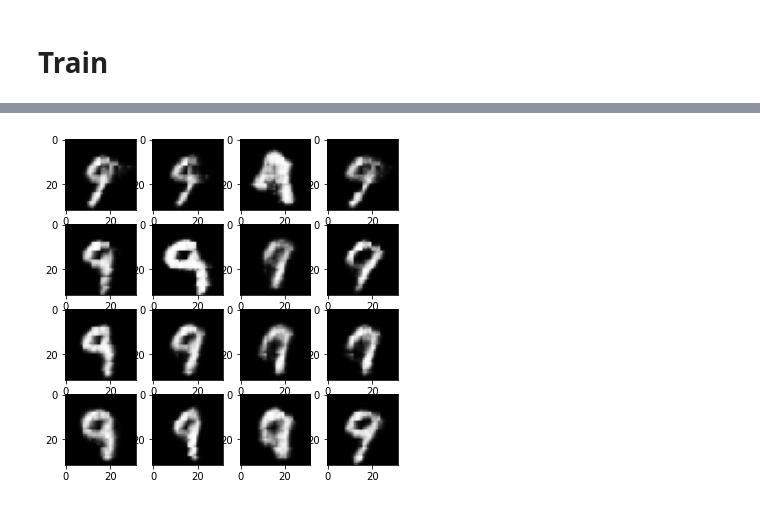
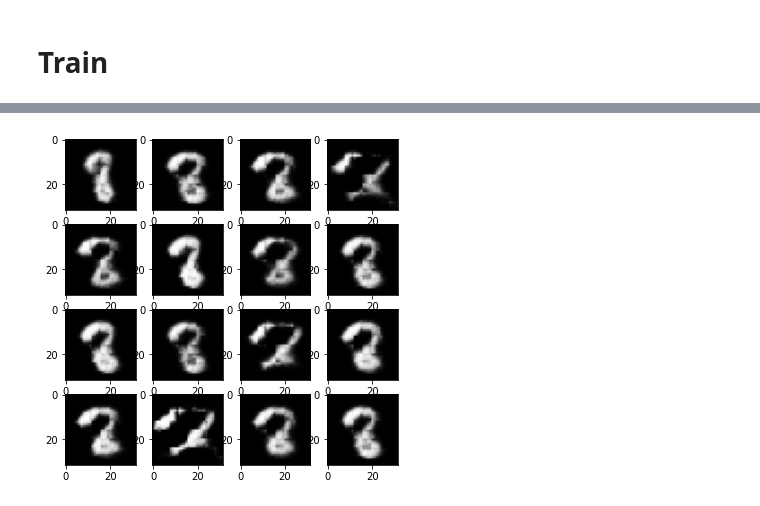
Before and after one commit to yoavdana/DL_ex3, a Jupyter notebook: main3.ipynb, the cells around one changed output, grey strips where cells are left out. Drawn from its saved outputs; the diff is of its cells as text; code cells hidden in the pictures.

```diff
--- a/main3.ipynb
+++ b/main3.ipynb
@@ -26,7 +26,7 @@ device = torch.device("cuda:0" if torch.cuda.is_available() else "cpu")
 # Creating data sets
 # %%
 batch_size = 128
-latent_dim = 14
+latent_dim = 214
 train_size_for_mlp = 0.0033
 
 root = './data'
@@ -535,8 +535,12 @@ class ConditionalGenerator(nn.Module):
     def __init__(self, input_dim=latent_dim):
         super(ConditionalGenerator, self).__init__()
         self.linear1 = nn.Linear(input_dim+10, input_dim * 2)
-        self.linear2 = nn.Linear(input_dim * 2, input_dim * 2)
+        self.linear2 = nn.Linear(input_dim * 2, 2*input_dim )
+        self.linear3 = nn.Linear(2*input_dim , input_dim * 2)
+        #self.linear4 = nn.Linear(2*input_dim , input_dim * 2)
+        self.linear5 = nn.Linear(2*input_dim , input_dim * 2)
         self.linear6 = nn.Linear(input_dim * 2, latent_dim)
+        self.batch_norm_1 = nn.BatchNorm1d(input_dim * 2)
         self.embedding = nn.Embedding(10, 10)
         self.relu = nn.ReLU()
 
@@ -545,6 +549,10 @@ class ConditionalGenerator(nn.Module):
         x = torch.cat([x, c], 1)
         x = self.relu(self.linear1(x))
         x = self.relu(self.linear2(x))
+        #x = self.relu(self.batch_norm_1(self.linear2(x)))
+        x = self.relu(self.linear3(x))
+        #x = self.relu(self.linear4(x))
+        x = self.relu(self.linear5(x))
         x = self.linear6(x)
         return x
 
@@ -553,24 +561,35 @@ class ConditionalDiscriminator(nn.Module):
     def __init__(self):
         super(ConditionalDiscriminator, self).__init__()
         self.linear1 = nn.Linear(latent_dim+10, latent_dim * 2)
-        self.linear2 = nn.Linear(latent_dim * 2, latent_dim * 2)
+        self.linear2 = nn.Linear(latent_dim * 2, 2*latent_dim )
+        self.linear3 = nn.Linear( 2*latent_dim ,  latent_dim * 2)
+        #self.linear4 = nn.Linear(latent_dim * 2, 2*latent_dim )
+        self.linear5 = nn.Linear( 2*latent_dim ,  latent_dim * 2)
         self.linear6 = nn.Linear(latent_dim * 2, 1)
+        self.batch_norm_1 = nn.BatchNorm1d(latent_dim * 2)
         self.embedding = nn.Embedding(10, 10)
         self.relu = nn.ReLU()
         self.sigmoid = nn.Sigmoid()
 
     def forward(self, x, labels):
+
         c = self.embedding(labels)
+
         x = torch.cat([x, c], 1)
+
         x = self.relu(self.linear1(x))
         x = self.relu(self.linear2(x))
+        #x = self.relu(self.batch_norm_1(self.linear2(x)))
+        x = self.relu(self.linear3(x))
+        #x = self.relu(self.linear4(x))
+        x = self.relu(self.linear5(x))
         x = self.sigmoid(self.linear6(x))
         return x
 # %% [markdown]
 # Train
 # %%
-batch_size=100
-
+batch_size=256
+latent_dim=14
 
 def generate_fake_labels(number_of_images=batch_size):
     return torch.randint(0, 10, (number_of_images,))
@@ -593,7 +612,8 @@ def train_epoch(generator, discriminator, encoder, loss_function, generator_opti
         D_x = output.mean().item()
 
         latent = generate_latent(img.shape[0])
-        fake_digit_label = generate_fake_labels()
+        fake_digit_label = generate_fake_labels(number_of_images=img.shape[0])
+
         fake = generator(latent, fake_digit_label)
         output = discriminator(fake.detach(), fake_digit_label)
         label.fill_(fake_label)
@@ -677,5 +697,5 @@ def generate_images(generator):
 
 
 num_epochs = 120
-train(generator, discriminator, num_epochs, lr_discriminator=0.0003, lr_generator=0.0003)
+train(generator, discriminator, num_epochs, lr_discriminator=0.0015, lr_generator=0.001)
 # %% [output]
@@ -683,28 +719,28 @@ NameError: ignored
 # %%
 
 def generate_images(generator):
     decoder = Decoder()
     decoder.load_state_dict(copy.deepcopy(torch.load("decoder_model_14.pth", device)))
 
-    labels = generate_specific_digit(digit_to_generate=9)
+    labels = generate_specific_digit(digit_to_generate=8)
     latents = generate_latent()
     generate_images = generator(latents, labels)
     # print("Generate images: ", generate_images)
     outputs = decoder(generate_images[:16])
 
     plt.figure(figsize=(4, 4))
     fig = plt.gcf()
     fig.set_size_inches(6, 6)
     recon = outputs.detach().numpy()
     for i, item in enumerate(recon):
         if i >= 64: break
         plt.subplot(4, 4, 0+i+1)
         plt.imshow(item[0], cmap='gray')
 
     plt.show()
 
 generator = ConditionalGenerator()
-generator.load_state_dict(copy.deepcopy(torch.load("/content/cond_generator_14_2layers .pth", device)))
+generator.load_state_dict(copy.deepcopy(torch.load("/content/cond_generator.pth", device)))
 generate_images(generator)
 # %% [output]
-[figure, old version]
+[figure, new version]
```
Also changed, not shown: parts of 1 cell of this notebook.
